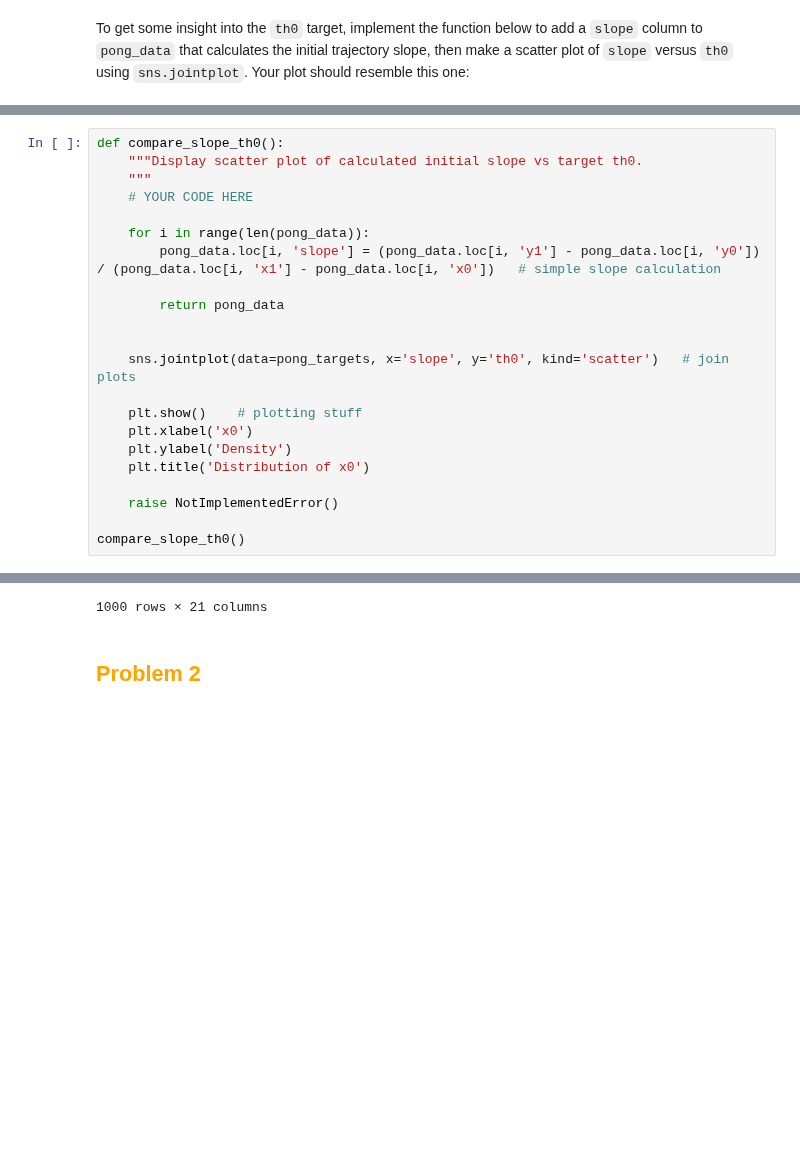
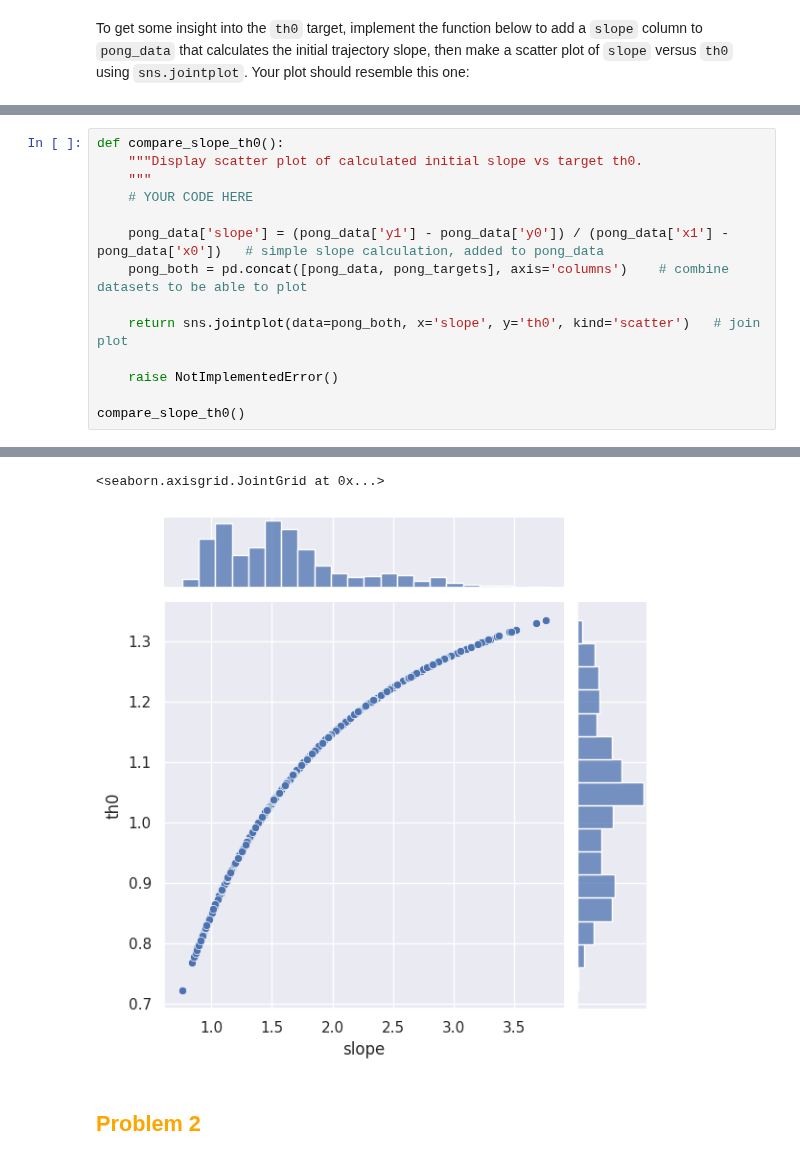
Before and after one commit to hcc7402/Phys503-Work-Campos, a Jupyter notebook: _sources/homework/Homework_02.ipynb, the cells around one changed output, grey strips where cells are left out. Drawn from its saved outputs; the diff is of its cells as text; blank space fills up the shorter version.

```diff
--- a/_sources/homework/Homework_02.ipynb
+++ b/_sources/homework/Homework_02.ipynb
@@ -134,18 +148,10 @@ def compare_slope_th0():
     """
     # YOUR CODE HERE
 
-    for i in range(len(pong_data)):
-        pong_data.loc[i, 'slope'] = (pong_data.loc[i, 'y1'] - pong_data.loc[i, 'y0']) / (pong_data.loc[i, 'x1'] - pong_data.loc[i, 'x0'])   # simple slope calculation
+    pong_data['slope'] = (pong_data['y1'] - pong_data['y0']) / (pong_data['x1'] - pong_data['x0'])   # simple slope calculation, added to pong_data
+    pong_both = pd.concat([pong_data, pong_targets], axis='columns')    # combine datasets to be able to plot
 
-        return pong_data
-
-
-    sns.jointplot(data=pong_targets, x='slope', y='th0', kind='scatter')   # join plots
-
-    plt.show()    # plotting stuff
-    plt.xlabel('x0')
-    plt.ylabel('Density')
-    plt.title('Distribution of x0')
+    return sns.jointplot(data=pong_both, x='slope', y='th0', kind='scatter')   # join plot
 
     raise NotImplementedError()
 
@@ -166,4 +160,5 @@ compare_slope_th0()
-1000 rows × 21 columns
+<seaborn.axisgrid.JointGrid at 0x...>
+[figure, added]
 # %% [markdown]
 ## <span style="color:Orange">Problem 2</span>
 # %% [markdown]
```
Also changed, not shown: parts of 3 cells of this notebook.
